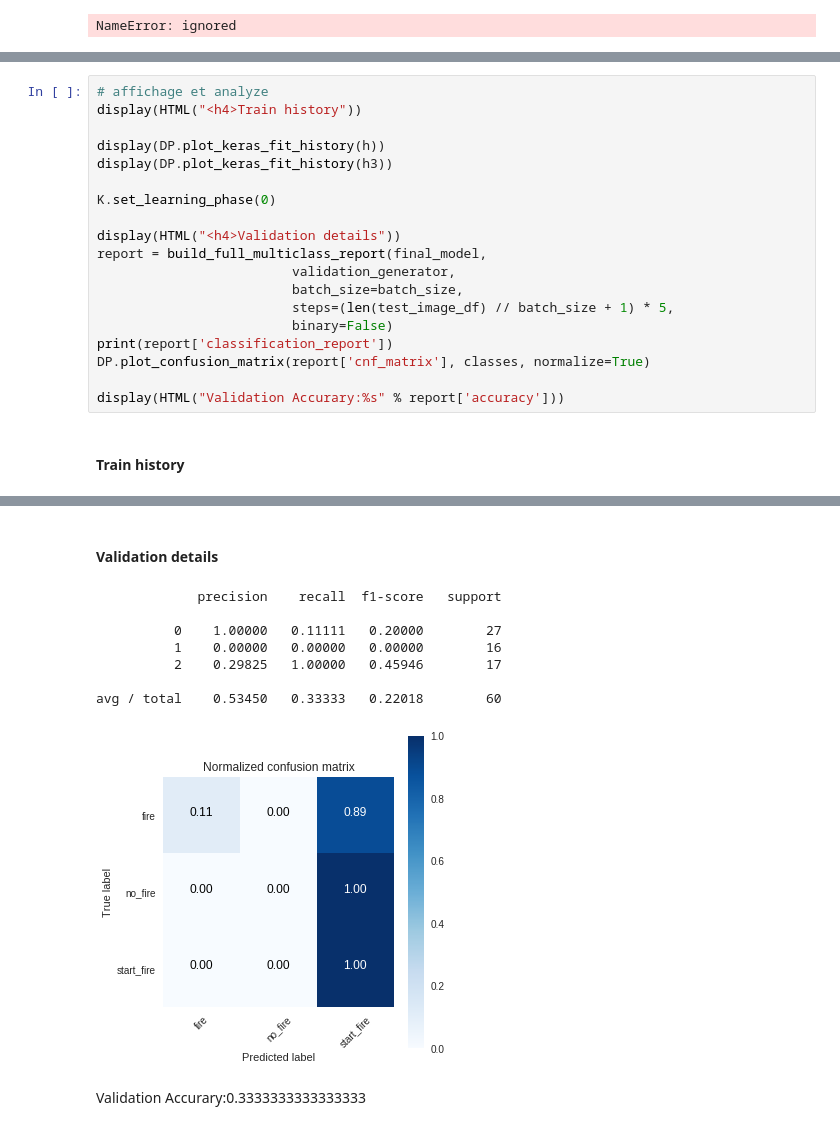
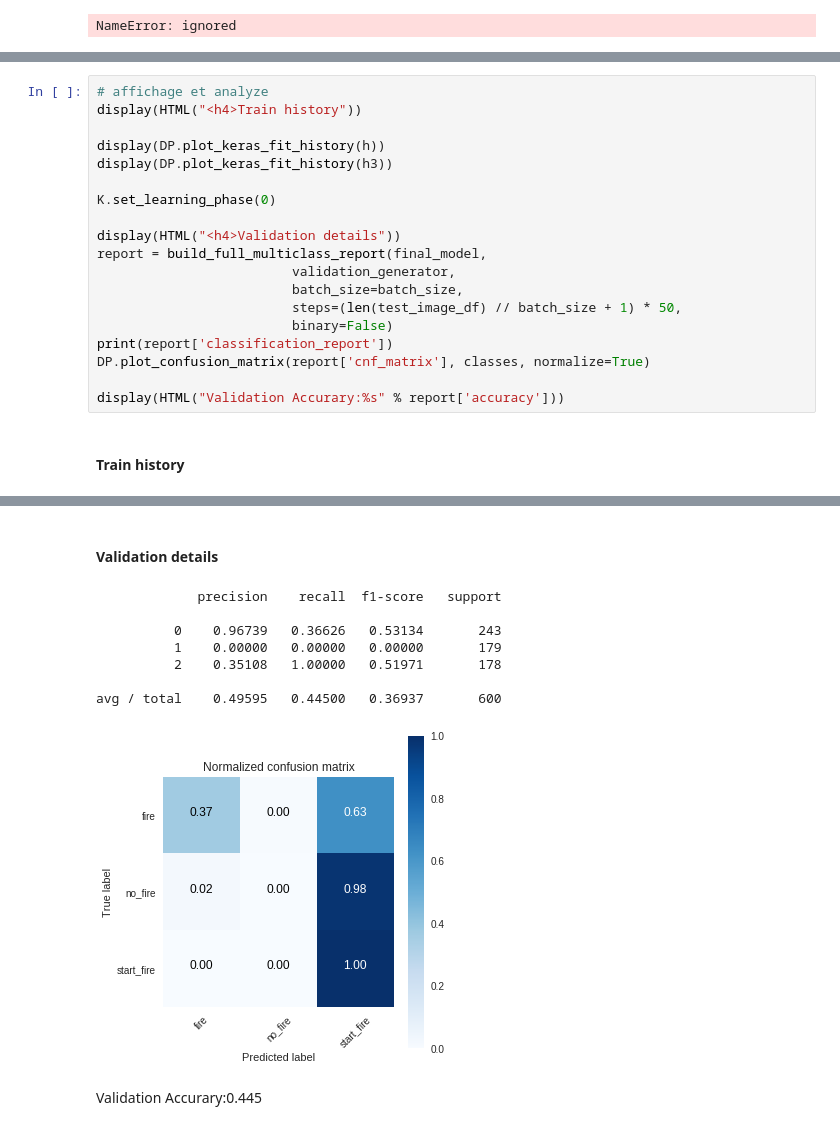
Before and after one commit to gpicron/ia_tools, a Jupyter notebook: rapports/Defi_1/code_defi1.ipynb, the cells around one changed output, grey strips where cells are left out. Drawn from its saved outputs; the diff is of its cells as text.

```diff
--- a/rapports/Defi_1/code_defi1.ipynb
+++ b/rapports/Defi_1/code_defi1.ipynb
@@ -996,7 +1021,7 @@ display(HTML("<h4>Validation details"))
 report = build_full_multiclass_report(final_model,
                          validation_generator,
                          batch_size=batch_size,
-                         steps=(len(test_image_df) // batch_size + 1) * 5,
+                         steps=(len(test_image_df) // batch_size + 1) * 50,
                          binary=False)
 print(report['classification_report'])
 DP.plot_confusion_matrix(report['cnf_matrix'], classes, normalize=True)
@@ -1008,10 +1034,10 @@ Train history
 Validation details
              precision    recall  f1-score   support
 
-          0    1.00000   0.11111   0.20000        27
-          1    0.00000   0.00000   0.00000        16
-          2    0.29825   1.00000   0.45946        17
+          0    0.96739   0.36626   0.53134       243
+          1    0.00000   0.00000   0.00000       179
+          2    0.35108   1.00000   0.51971       178
 
-avg / total    0.53450   0.33333   0.22018        60
+avg / total    0.49595   0.44500   0.36937       600
-[figure, old version]
+[figure, new version]
-Validation Accurary:0.3333333333333333
+Validation Accurary:0.445
```
Also changed, not shown: parts of 3 cells of this notebook.
